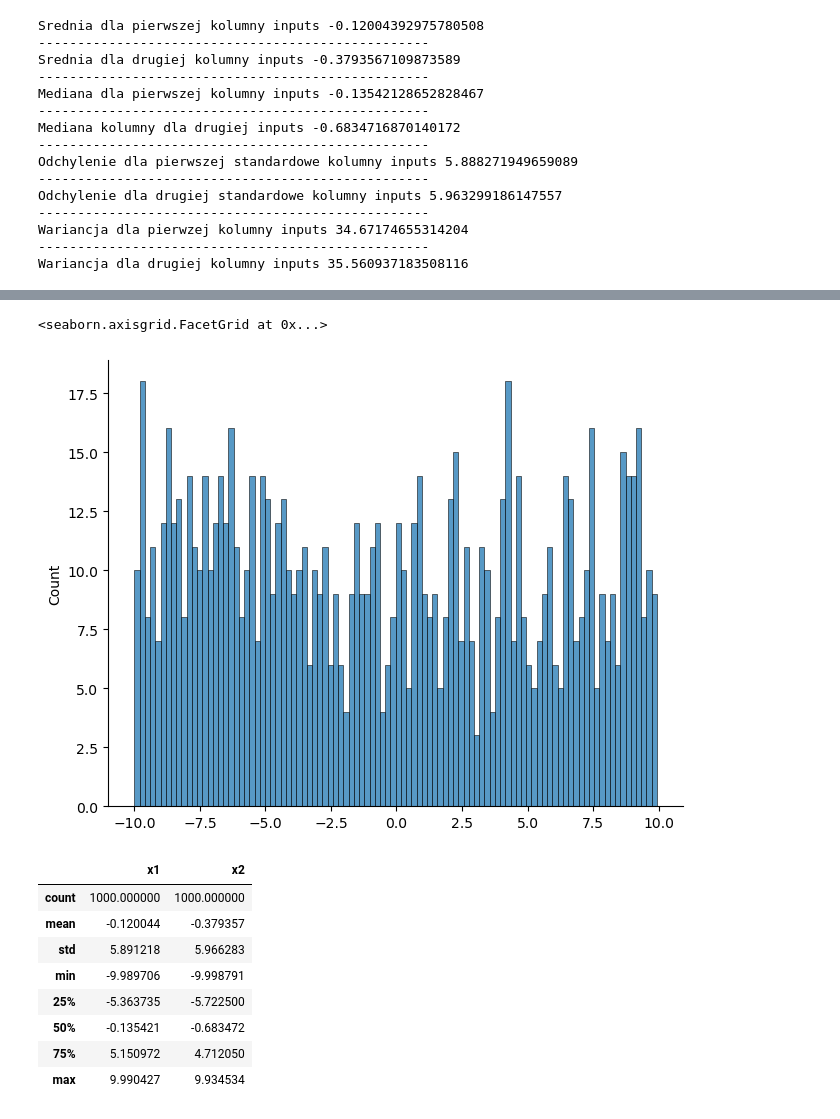
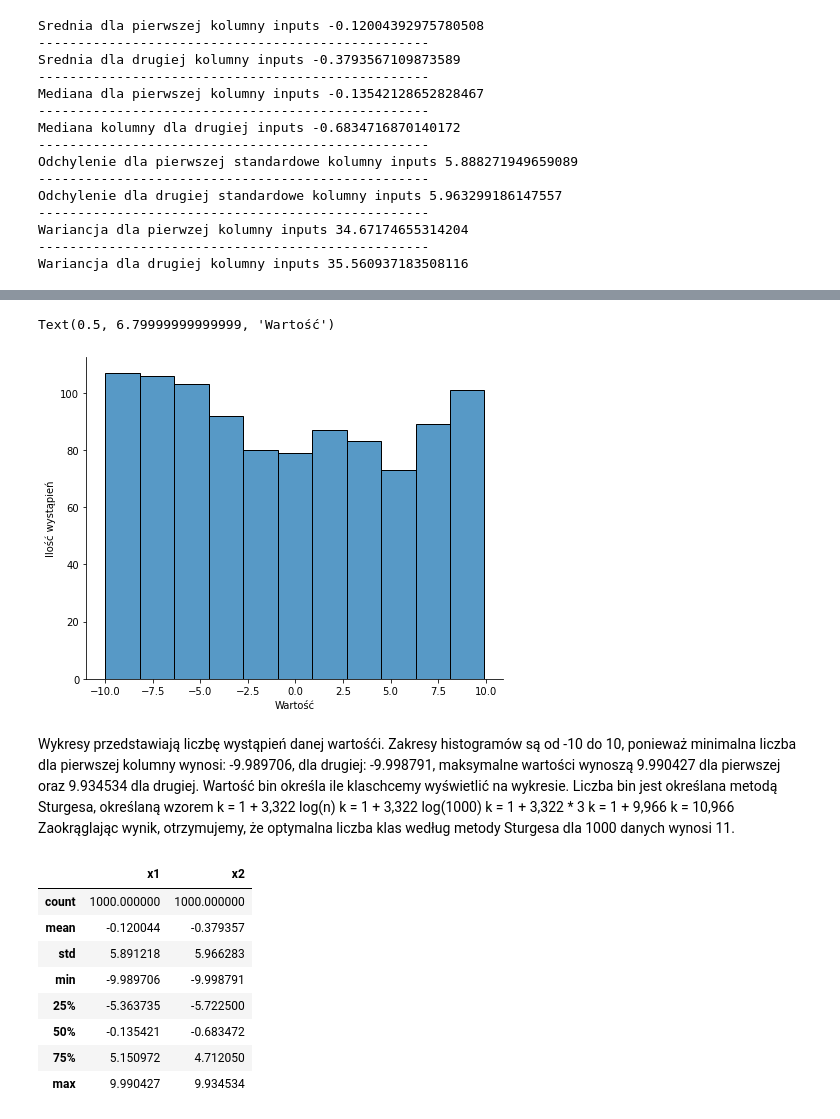
Before and after one commit to AdiPlay/Artifact-Intelligence, a Jupyter notebook: lab4/cwiczenie2.ipynb, the cells around one changed output, grey strips where cells are left out. Saved outputs shown, nothing was run; the diff lists cells and outputs as text; code cells hidden in the pictures.

```diff
--- a/lab4/cwiczenie2.ipynb
+++ b/lab4/cwiczenie2.ipynb
@@ -55,8 +60,19 @@ Ilość wierszy w drugiej kolumnie inputs 1000
-# %%
-sns.displot(training_data['inputs'][:,1],bins=100, aspect= 1.33) #wykres rozkładu dla kolumny inputs
-# %% [output]
-<seaborn.axisgrid.FacetGrid at 0x...>
-[figure, removed]
+# %%
+sns.displot(data=hist,bins=11,aspect=1.33) # type: ignore #wykres rozkładu dla kolumny inputs
+plt.ylabel('Ilość wystąpień')
+plt.xlabel('Wartość')
+# %% [output]
+Text(0.5, 6.79999999999999, 'Wartość')
+[figure, added]
+# %% [markdown]
+Wykresy przedstawiają liczbę wystąpień danej wartośći. Zakresy histogramów są od -10 do 10, ponieważ minimalna liczba dla pierwszej kolumny wynosi: -9.989706, dla drugiej: -9.998791,
+maksymalne wartości wynoszą 9.990427 dla pierwszej oraz 9.934534 dla drugiej. Wartość bin określa ile klaschcemy wyświetlić na wykresie. Liczba bin jest określana metodą Sturgesa,
+określaną wzorem k = 1 + 3,322 log(n)
+k = 1 + 3,322 log(1000)
+k = 1 + 3,322 * 3
+k = 1 + 9,966
+k = 10,966
+Zaokrąglając wynik, otrzymujemy, że optymalna liczba klas według metody Sturgesa dla 1000 danych wynosi 11.
 # %%
 df = pd.DataFrame(training_data['inputs'], columns=['x1', 'x2'])
 df.describe(include='all')
```
Also changed, not shown: parts of 9 cells of this notebook.
